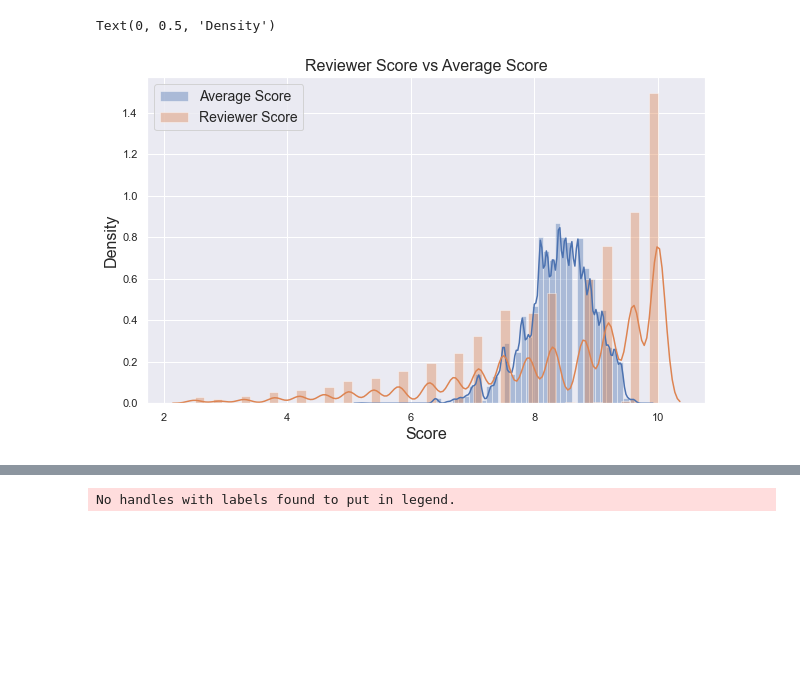
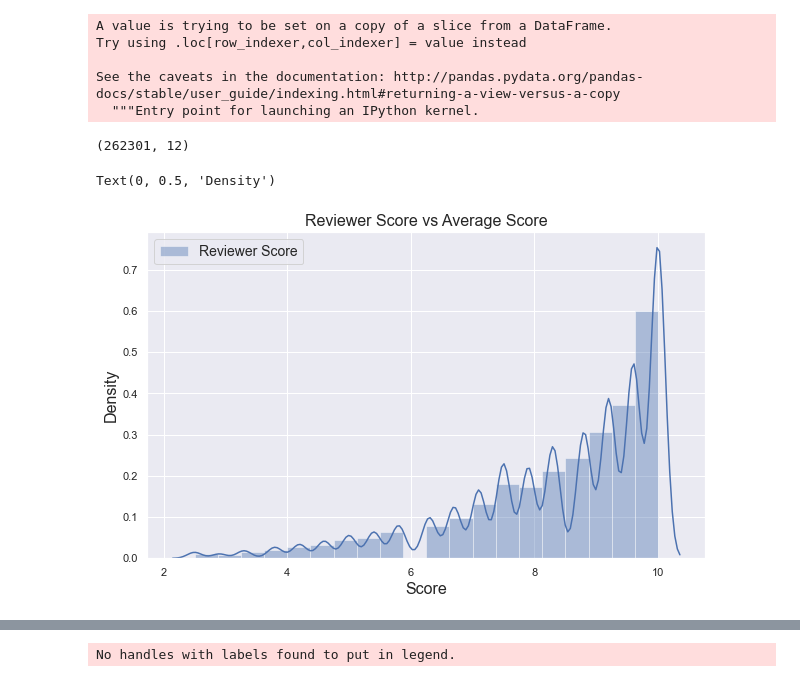
Before and after one commit to ismael-araujo/Hotel-Reviews-Analysis-Using-NLP, a Jupyter notebook: preprossessing/eda.ipynb, the cells around one changed output, grey strips where cells are left out. Cells and saved outputs as stored; diff of their text form; code cells hidden in the pictures; blank space fills up the shorter version.

```diff
--- a/preprossessing/eda.ipynb
+++ b/preprossessing/eda.ipynb
@@ -12,3 +17,7 @@ import warnings
 warnings.filterwarnings("ignore", category=FutureWarning)
 # %%
 df = pd.read_csv('../csv/Hotel_Reviews.csv')
+df = df[['Hotel_Address', 'Review_Date',
+       'Average_Score', 'Hotel_Name', 'Reviewer_Nationality',
+       'Negative_Review', 'Total_Number_of_Reviews', 'Positive_Review',
+        'Reviewer_Score','lat', 'lng']]
@@ -19,0 +37,12 @@ df.head(1)
+# %%
+london['geom'] = london['lat'].map(str) + ',' + london['lng'].map(str)
+# %% [output]
+A value is trying to be set on a copy of a slice from a DataFrame.
+Try using .loc[row_indexer,col_indexer] = value instead
+
+See the caveats in the documentation: http://pandas.pydata.org/pandas-docs/stable/user_guide/indexing.html#returning-a-view-versus-a-copy
+  """Entry point for launching an IPython kernel.
+# %%
+london.shape
+# %% [output]
+(262301, 12)
@@ -20,12 +51,12 @@ df.head(1)
 # %%
 ax = plt.figure(figsize=(10,6))
 
-sns.distplot(df.Average_Score, label='Average Score')
-sns.distplot(df.Reviewer_Score, label='Reviewer Score')
+# sns.distplot(df.Average_Score, label='Average Score')
+sns.distplot(df.Reviewer_Score, label='Reviewer Score', bins=20)
 plt.legend(fontsize=14)
 plt.title("Reviewer Score vs Average Score", fontsize=16)
 plt.xlabel('Score', fontsize=16)
 plt.ylabel('Density', fontsize=16)
 # %% [output]
 Text(0, 0.5, 'Density')
-[figure, old version]
+[figure, new version]
```
Also changed, not shown: parts of 11 cells of this notebook, 4 other files.
